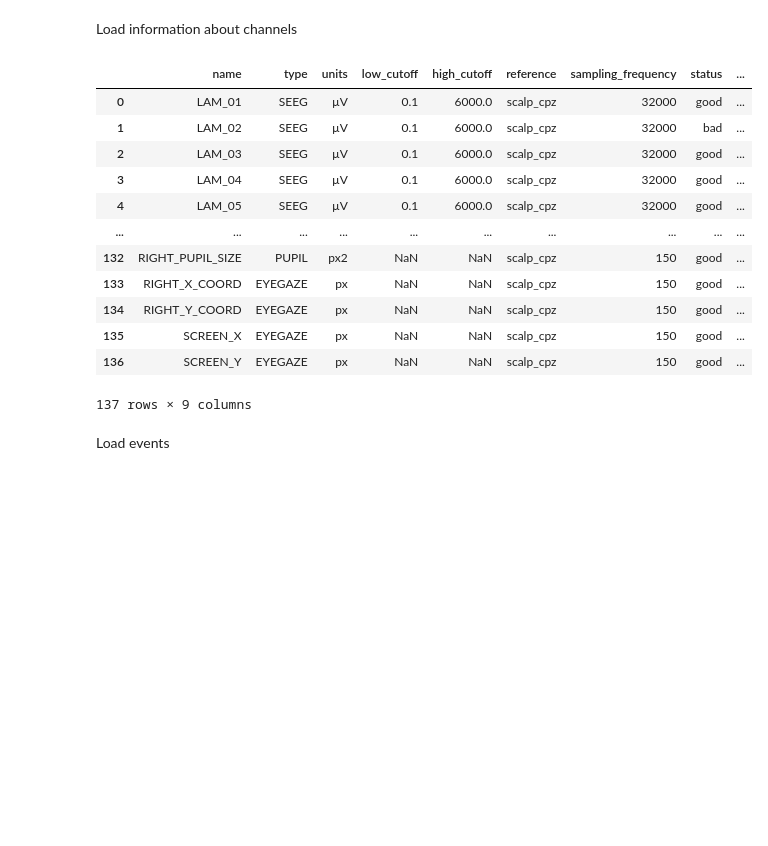
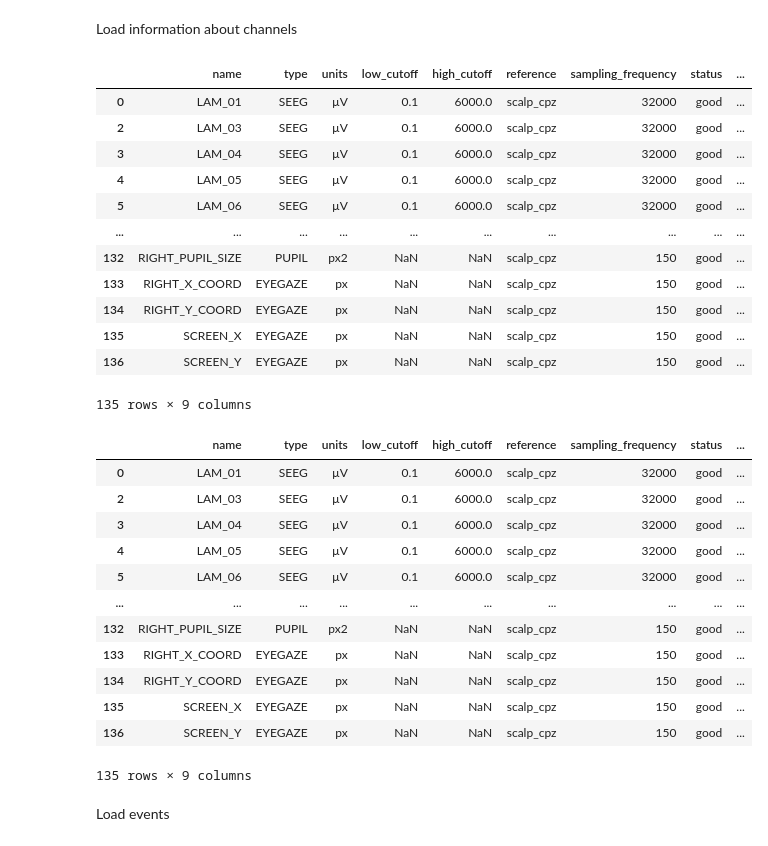
Before and after one commit to m-dams/MasterThesis, a Jupyter notebook: load_data.ipynb, the cells around one changed output. Saved outputs shown, nothing was run; the diff lists cells and outputs as text; code cells hidden in the pictures; blank space fills up the shorter version.

```diff
--- a/load_data.ipynb
+++ b/load_data.ipynb
@@ -67,26 +80,40 @@ Load information about channels
 # %%
 # Get channels
 channel_file = l.get(suffix='channels', extension='tsv',
                      task=json_entities['task'],
                      subject=json_entities['subject'],
                      session=json_entities['session'],
                      run=json_entities['run'])[0]
 channel_df = channel_file.get_df()
+channel_df = channel_df[channel_df['status'] != 'bad']
 channel_df
 # %% [output]
 |  | name | type | units | low_cutoff | high_cutoff | reference | sampling_frequency | status | ... |
 | 0 | LAM_01 | SEEG | µV | 0.1 | 6000.0 | scalp_cpz | 32000 | good | ... |
-| 1 | LAM_02 | SEEG | µV | 0.1 | 6000.0 | scalp_cpz | 32000 | bad | ... |
 | 2 | LAM_03 | SEEG | µV | 0.1 | 6000.0 | scalp_cpz | 32000 | good | ... |
 | 3 | LAM_04 | SEEG | µV | 0.1 | 6000.0 | scalp_cpz | 32000 | good | ... |
 | 4 | LAM_05 | SEEG | µV | 0.1 | 6000.0 | scalp_cpz | 32000 | good | ... |
+| 5 | LAM_06 | SEEG | µV | 0.1 | 6000.0 | scalp_cpz | 32000 | good | ... |
 | ... | ... | ... | ... | ... | ... | ... | ... | ... | ... |
 | 132 | RIGHT_PUPIL_SIZE | PUPIL | px2 | NaN | NaN | scalp_cpz | 150 | good | ... |
 | 133 | RIGHT_X_COORD | EYEGAZE | px | NaN | NaN | scalp_cpz | 150 | good | ... |
 | 134 | RIGHT_Y_COORD | EYEGAZE | px | NaN | NaN | scalp_cpz | 150 | good | ... |
 | 135 | SCREEN_X | EYEGAZE | px | NaN | NaN | scalp_cpz | 150 | good | ... |
 | 136 | SCREEN_Y | EYEGAZE | px | NaN | NaN | scalp_cpz | 150 | good | ... |
-137 rows × 9 columns
+135 rows × 9 columns
+|  | name | type | units | low_cutoff | high_cutoff | reference | sampling_frequency | status | ... |
+| 0 | LAM_01 | SEEG | µV | 0.1 | 6000.0 | scalp_cpz | 32000 | good | ... |
+| 2 | LAM_03 | SEEG | µV | 0.1 | 6000.0 | scalp_cpz | 32000 | good | ... |
+| 3 | LAM_04 | SEEG | µV | 0.1 | 6000.0 | scalp_cpz | 32000 | good | ... |
+| 4 | LAM_05 | SEEG | µV | 0.1 | 6000.0 | scalp_cpz | 32000 | good | ... |
+| 5 | LAM_06 | SEEG | µV | 0.1 | 6000.0 | scalp_cpz | 32000 | good | ... |
+| ... | ... | ... | ... | ... | ... | ... | ... | ... | ... |
+| 132 | RIGHT_PUPIL_SIZE | PUPIL | px2 | NaN | NaN | scalp_cpz | 150 | good | ... |
+| 133 | RIGHT_X_COORD | EYEGAZE | px | NaN | NaN | scalp_cpz | 150 | good | ... |
+| 134 | RIGHT_Y_COORD | EYEGAZE | px | NaN | NaN | scalp_cpz | 150 | good | ... |
+| 135 | SCREEN_X | EYEGAZE | px | NaN | NaN | scalp_cpz | 150 | good | ... |
+| 136 | SCREEN_Y | EYEGAZE | px | NaN | NaN | scalp_cpz | 150 | good | ... |
+135 rows × 9 columns
 # %% [markdown]
 Load events
 # %%
```
Also changed, not shown: parts of 8 cells of this notebook, 5 other files.
